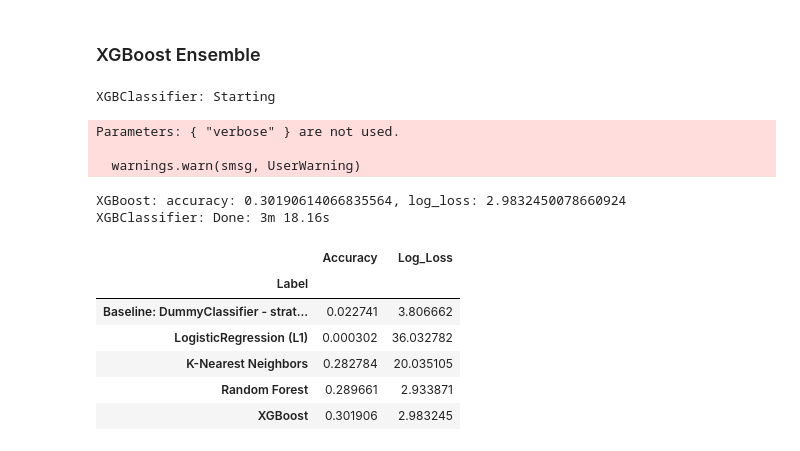
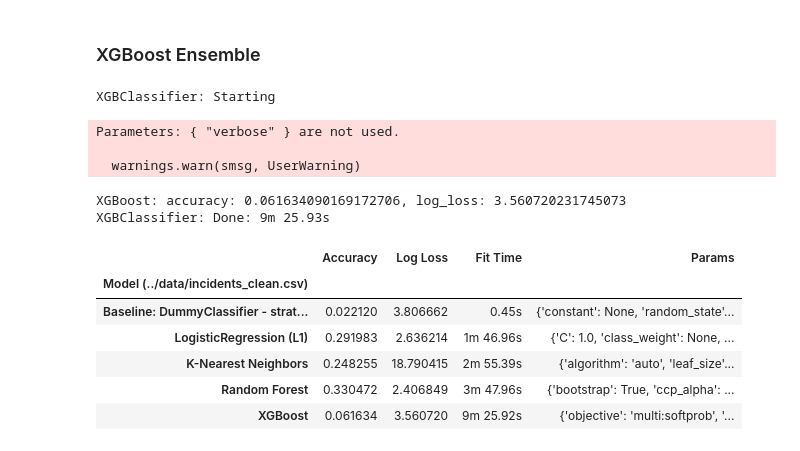
Before and after one commit to fazeelgm/UCB_ML_AI_Capstone, a Jupyter notebook: notebooks/ModelExploration.ipynb, the cells around one changed output. Saved outputs shown, nothing was run; the diff lists cells and outputs as text; code cells hidden in the pictures.

```diff
--- a/notebooks/ModelExploration.ipynb
+++ b/notebooks/ModelExploration.ipynb
@@ -348,13 +352,13 @@ lr = LogisticRegression(penalty='l1', solver='saga',
                         max_iter=1000, verbose=1, n_jobs=3, random_state=Config.RANDOM_STATE)
 
 lr.fit(X_train_scaled, y_train)
-y_preds = lr.predict(X_test)
-pred_probs = lr.predict_proba(X_test)
+y_preds = lr.predict(X_test_scaled)
+pred_probs = lr.predict_proba(X_test_scaled)
 lr_acc = accuracy_score(y_test, y_preds)
 lr_loss = log_loss(y_test, pred_probs)
 
 label='LogisticRegression (L1)'
-results.append([label, lr_acc, lr_loss])
+results.append([label, lr_acc, lr_loss, time_secs_to_msg(time.time()-start_time), lr.get_params()])
 print(f'{label}: accuracy: {lr_acc}, log_loss: {lr_loss}')
 
 print(f'{name}: Done: {time_secs_to_msg(time.time()-start_time)}')
@@ -373,13 +377,13 @@ start_time = time.time()
 
 knn = KNeighborsClassifier()
 knn.fit(X_train_scaled, y_train)
-y_preds = knn.predict(X_test)
-pred_probs = knn.predict_proba(X_test)
+y_preds = knn.predict(X_test_scaled)
+pred_probs = knn.predict_proba(X_test_scaled)
 knn_acc = accuracy_score(y_test, y_preds)
 knn_loss = log_loss(y_test, pred_probs)
 
 label='K-Nearest Neighbors'
-results.append([label, knn_acc, knn_loss])
+results.append([label, knn_acc, knn_loss, time_secs_to_msg(time.time()-start_time), knn.get_params()])
 print(f'{label}: accuracy: {knn_acc}, log_loss: {knn_loss}')
 
 print(f'{name}: Done: {time_secs_to_msg(time.time()-start_time)}')
@@ -394,17 +398,17 @@ name='RandomForestClassifier'
 print(f'{name}: Starting', flush=True)
 start_time = time.time()
 
-rf = RandomForestClassifier(n_estimators=500, max_depth=15,
+rf = RandomForestClassifier(n_estimators=n_estimators, max_depth=15,
                             min_samples_leaf=5, min_samples_split=25,
                             random_state=Config.RANDOM_STATE, verbose=1, n_jobs=2)
 rf.fit(X_train_scaled, y_train)
-y_preds = rf.predict(X_test)
-pred_probs = rf.predict_proba(X_test)
+y_preds = rf.predict(X_test_scaled)
+pred_probs = rf.predict_proba(X_test_scaled)
 rf_acc = accuracy_score(y_test, y_preds)
 rf_loss = log_loss(y_test, pred_probs)
 
 label='Random Forest'
-results.append([label, rf_acc, rf_loss])
+results.append([label, rf_acc, rf_loss, time_secs_to_msg(time.time()-start_time), rf.get_params()])
 print(f'{label}: accuracy: {rf_acc}, log_loss: {rf_loss}')
 
 print(f'{name}: Done: {time_secs_to_msg(time.time()-start_time)}')
@@ -434,16 +432,16 @@ name='XGBClassifier'
 print(f'{name}: Starting', flush=True)
 start_time = time.time()
 
-xgb_clf = XGBClassifier(n_estimators=500, objective="multi:softprob",
+xgb_clf = XGBClassifier(n_estimators=n_estimators, objective="multi:softprob",
                         verbose=1, n_jobs=2, random_state=Config.RANDOM_STATE)
 xgb_clf.fit(X_train, y_train)
-y_preds = xgb_clf.predict(X_test)
-pred_probs = xgb_clf.predict_proba(X_test)
+y_preds = xgb_clf.predict(X_test_scaled)
+pred_probs = xgb_clf.predict_proba(X_test_scaled)
 xgb_acc = accuracy_score(y_test, y_preds)
 xgb_loss = log_loss(y_test, pred_probs)
 
 label='XGBoost'
-results.append([label, xgb_acc, xgb_loss])
+results.append([label, xgb_acc, xgb_loss, time_secs_to_msg(time.time()-start_time), xgb_clf.get_params()])
 print(f'{label}: accuracy: {xgb_acc}, log_loss: {xgb_loss}')
 
 print(f'{name}: Done: {time_secs_to_msg(time.time()-start_time)}')
@@ -452,5 +450,5 @@ XGBClassifier: Starting
 Parameters: { "verbose" } are not used.
 
   warnings.warn(smsg, UserWarning)
-XGBoost: accuracy: 0.30190614066835564, log_loss: 2.9832450078660924
-XGBClassifier: Done: 3m 18.16s
+XGBoost: accuracy: 0.061634090169172706, log_loss: 3.560720231745073
+XGBClassifier: Done: 9m 25.93s
@@ -457,17 +457,22 @@ XGBClassifier: Done: 3m 18.16s
 # %%
+label=f'Model ({sample_file})'
 results_df = pd.DataFrame(results,
-                          columns=['Label', 'Accuracy', 'Log_Loss']
-                         ).set_index('Label')
+                          columns=[label, 'Accuracy', 'Log Loss', 'Fit Time', 'Params']
+                         ).set_index(label)
 
-
-results_df
+results_df_styled = results_df.style.set_table_styles(
+    [{'selector': 'td', 'props': [('max-width', '350px'),
+                                  ('white-space', 'normal'),
+                                  ('word-wrap', 'break-word')]}]
+)
+results_df_styled
 # %% [output]
-|  | Accuracy | Log_Loss |
-| Label |  |  |
-| Baseline: DummyClassifier - strat... | 0.022741 | 3.806662 |
-| LogisticRegression (L1) | 0.000302 | 36.032782 |
-| K-Nearest Neighbors | 0.282784 | 20.035105 |
-| Random Forest | 0.289661 | 2.933871 |
-| XGBoost | 0.301906 | 2.983245 |
+|  | Accuracy | Log Loss | Fit Time | Params |
+| Model (../data/incidents_clean.csv) |  |  |  |  |
+| Baseline: DummyClassifier - strat... | 0.022120 | 3.806662 | 0.45s | {'constant': None, 'random_state'... |
+| LogisticRegression (L1) | 0.291983 | 2.636214 | 1m 46.96s | {'C': 1.0, 'class_weight': None, ... |
+| K-Nearest Neighbors | 0.248255 | 18.790415 | 2m 55.39s | {'algorithm': 'auto', 'leaf_size'... |
+| Random Forest | 0.330472 | 2.406849 | 3m 47.96s | {'bootstrap': True, 'ccp_alpha': ... |
+| XGBoost | 0.061634 | 3.560720 | 9m 25.92s | {'objective': 'multi:softprob', '... |
 # %%
 if not Config.SUPPRESS_OUTPUT_FILES:
```
Also changed, not shown: parts of 18 cells of this notebook, 10 other files.
